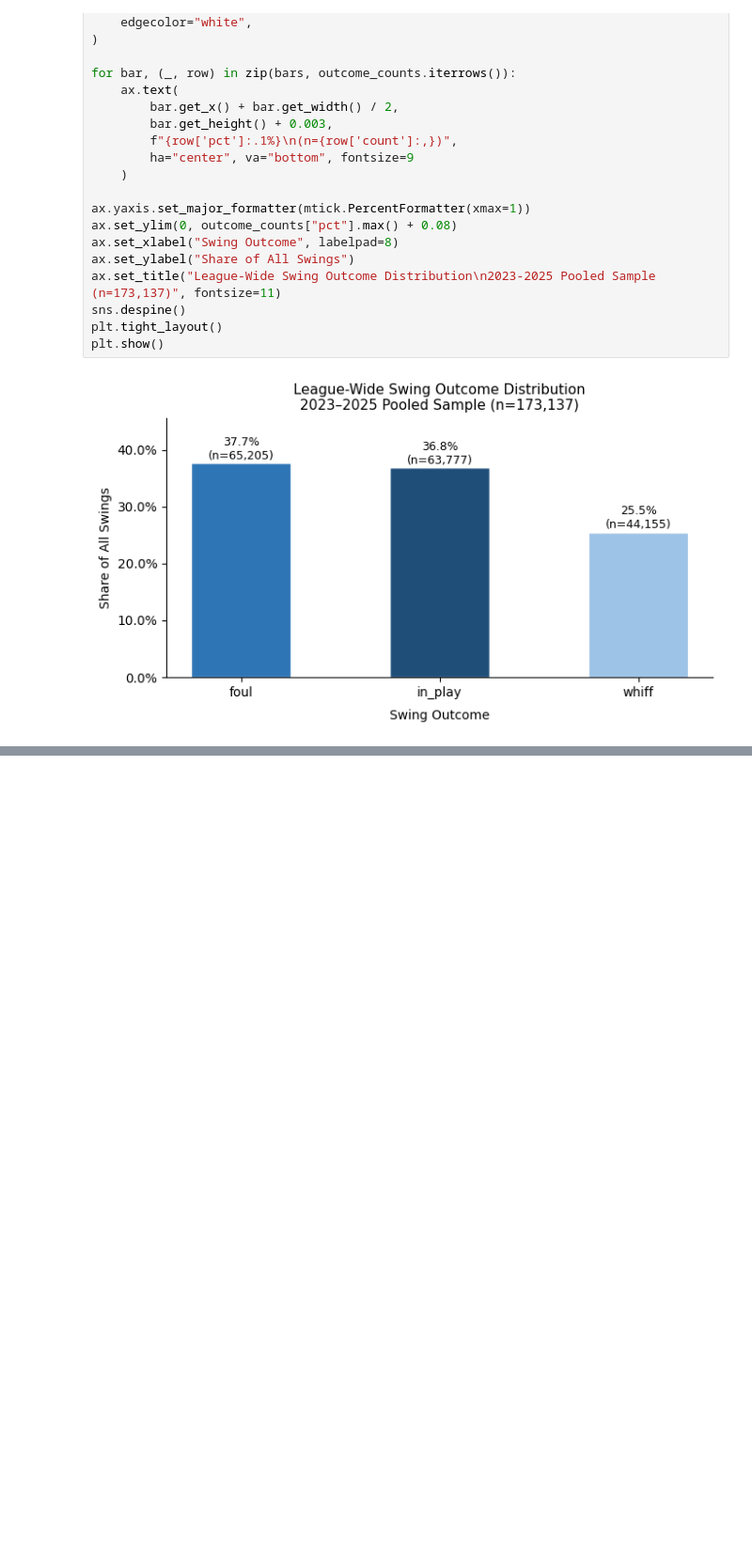
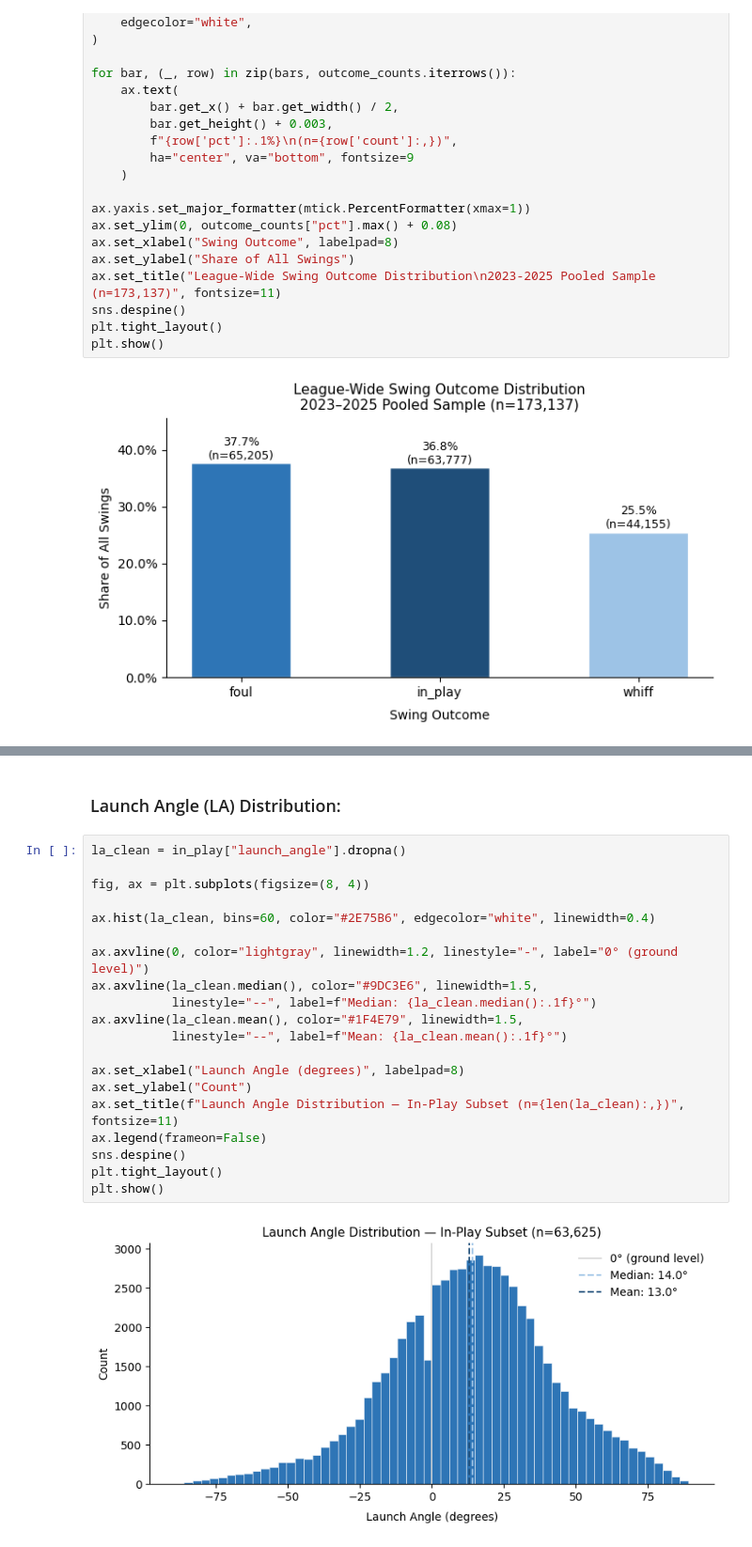
Before and after one commit to brycemgelarden/MLB_Ballpark_Factor_Analysis, a Jupyter notebook: notebooks/02_eda.ipynb, the cells around one changed output, grey strips where cells are left out. Shown at 94% size. Cells and saved outputs as stored; diff of their text form; blank space fills up the shorter version.

```diff
--- a/notebooks/02_eda.ipynb
+++ b/notebooks/02_eda.ipynb
@@ -443,0 +522,24 @@ Offspeed        30.8%   37.8%  31.5%
+# %% [markdown]
+### Launch Angle (LA) Distribution:
+# %%
+la_clean = in_play["launch_angle"].dropna()
+
+fig, ax = plt.subplots(figsize=(8, 4))
+
+ax.hist(la_clean, bins=60, color="#2E75B6", edgecolor="white", linewidth=0.4)
+
+ax.axvline(0, color="lightgray", linewidth=1.2, linestyle="-", label="0° (ground level)")
+ax.axvline(la_clean.median(), color="#9DC3E6", linewidth=1.5,
+           linestyle="--", label=f"Median: {la_clean.median():.1f}°")
+ax.axvline(la_clean.mean(), color="#1F4E79", linewidth=1.5,
+           linestyle="--", label=f"Mean: {la_clean.mean():.1f}°")
+
+ax.set_xlabel("Launch Angle (degrees)", labelpad=8)
+ax.set_ylabel("Count")
+ax.set_title(f"Launch Angle Distribution — In-Play Subset (n={len(la_clean):,})", fontsize=11)
+ax.legend(frameon=False)
+sns.despine()
+plt.tight_layout()
+plt.show()
+# %% [output]
+[figure, added]
```
Also changed, not shown: parts of 20 cells of this notebook.
